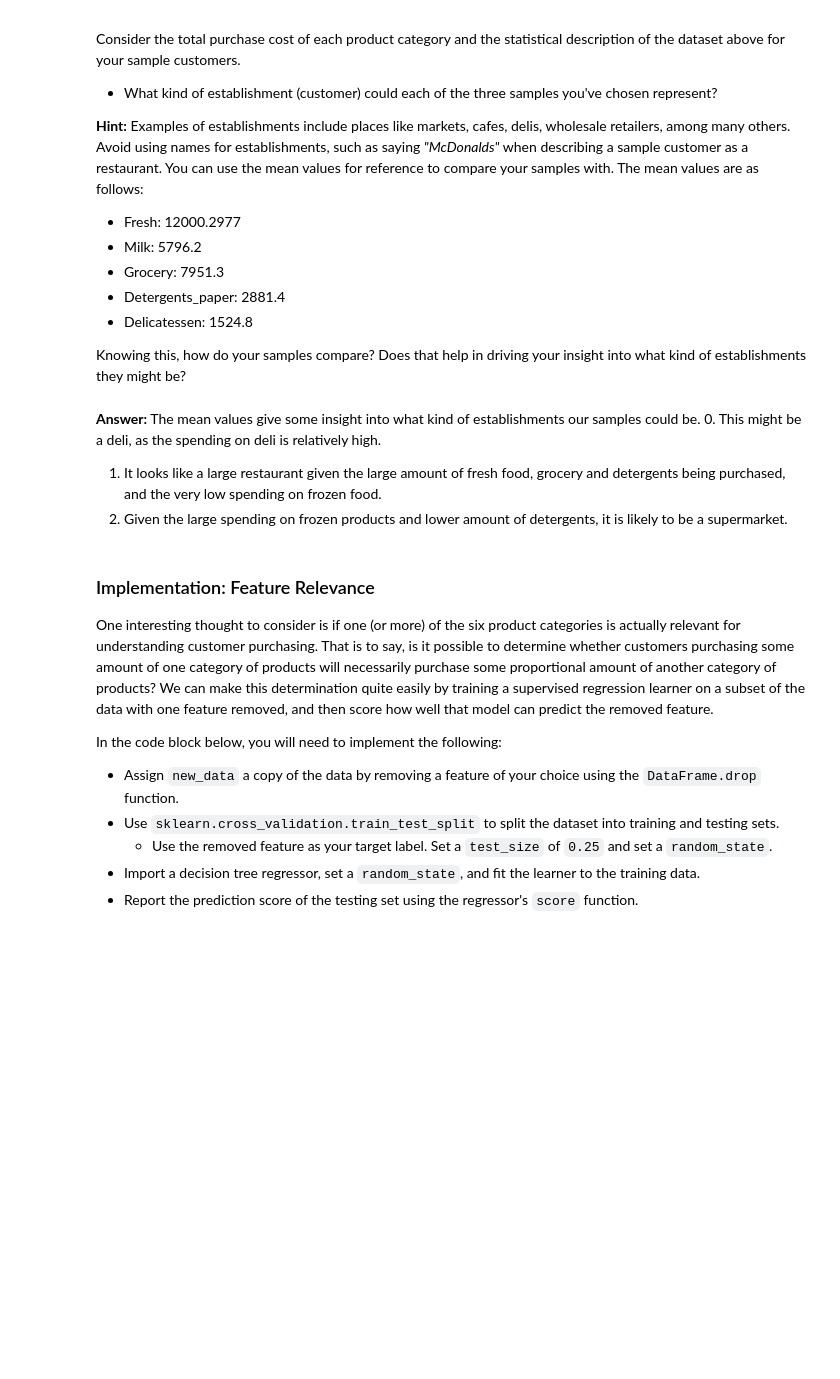
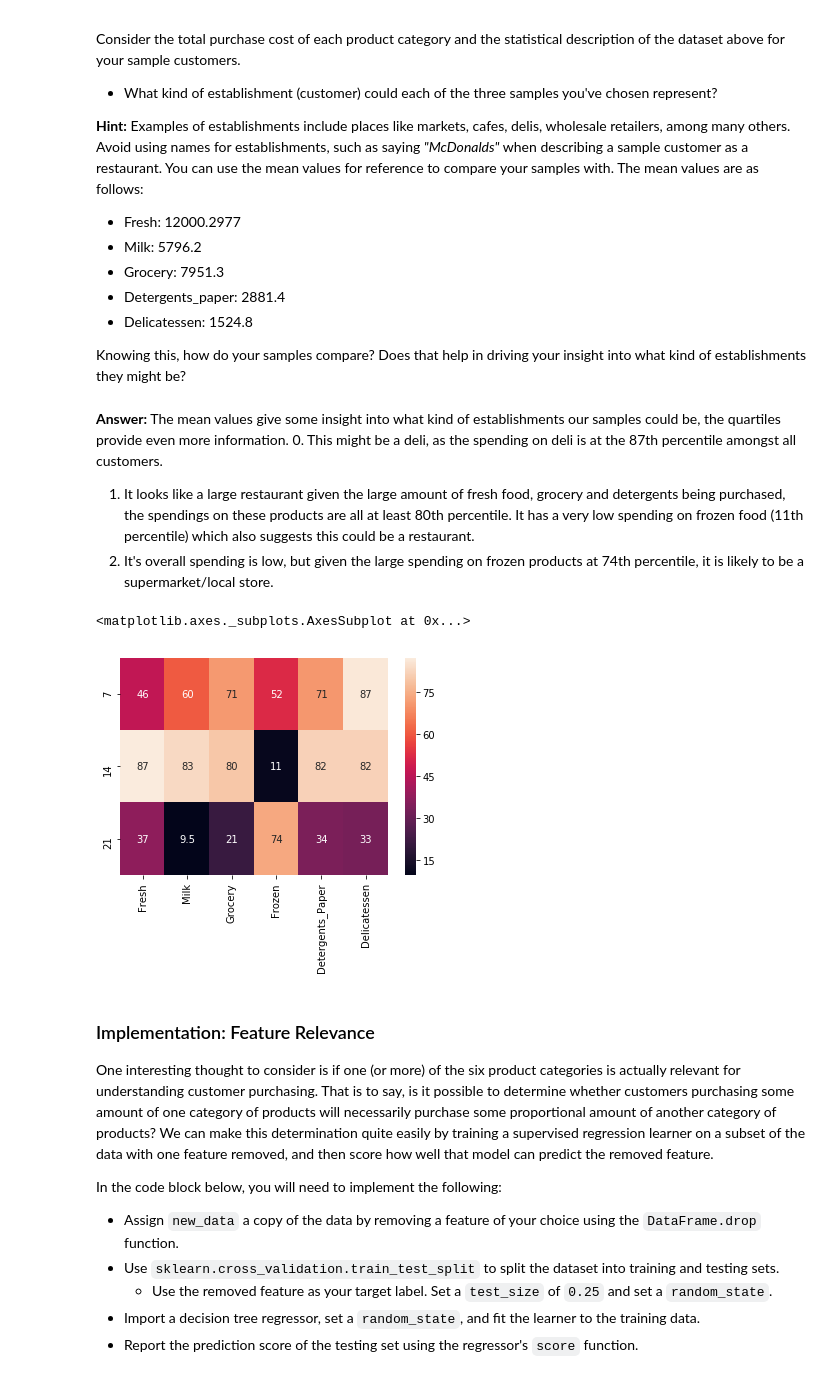
Before and after one commit to higgsb0/machine-learning, a Jupyter notebook: projects/customer_segments/customer_segments.ipynb, the cells around one changed output. Saved outputs shown, nothing was run; the diff lists cells and outputs as text; code cells hidden in the pictures; blank space fills up the shorter version.

```diff
--- a/projects/customer_segments/customer_segments.ipynb
+++ b/projects/customer_segments/customer_segments.ipynb
@@ -88,10 +88,19 @@ Consider the total purchase cost of each product category and the statistical de
 
 Knowing this, how do your samples compare? Does that help in driving your insight into what kind of establishments they might be?
 # %% [markdown]
-**Answer:** The mean values give some insight into what kind of establishments our samples could be.
-0. This might be a deli, as the spending on deli is relatively high.
-1. It looks like a large restaurant given the large amount of fresh food, grocery and detergents being purchased, and the very low spending on frozen food.
-2. Given the large spending on frozen products and lower amount of detergents, it is likely to be a supermarket.
+**Answer:** The mean values give some insight into what kind of establishments our samples could be, the quartiles provide even more information.
+0. This might be a deli, as the spending on deli is at the 87th percentile amongst all customers.
+1. It looks like a large restaurant given the large amount of fresh food, grocery and detergents being purchased, the spendings on these products are all at least 80th percentile. It has a very low spending on frozen food (11th percentile) which also suggests this could be a restaurant.
+2. It's overall spending is low, but given the large spending on frozen products at 74th percentile, it is likely to be a supermarket/local store.
+# %%
+import seaborn as sns
+
+percentiles_data = 100*data.rank(pct=True)
+percentiles_samples = percentiles_data.iloc[indices]
+sns.heatmap(percentiles_samples, annot=True)
+# %% [output]
+<matplotlib.axes._subplots.AxesSubplot at 0x...>
+[figure, added]
 # %% [markdown]
 ### Implementation: Feature Relevance
 One interesting thought to consider is if one (or more) of the six product categories is actually relevant for understanding customer purchasing. That is to say, is it possible to determine whether customers purchasing some amount of one category of products will necessarily purchase some proportional amount of another category of products? We can make this determination quite easily by training a supervised regression learner on a subset of the data with one feature removed, and then score how well that model can predict the removed feature.
```
Also changed, not shown: parts of 17 cells of this notebook, 1 other file.
